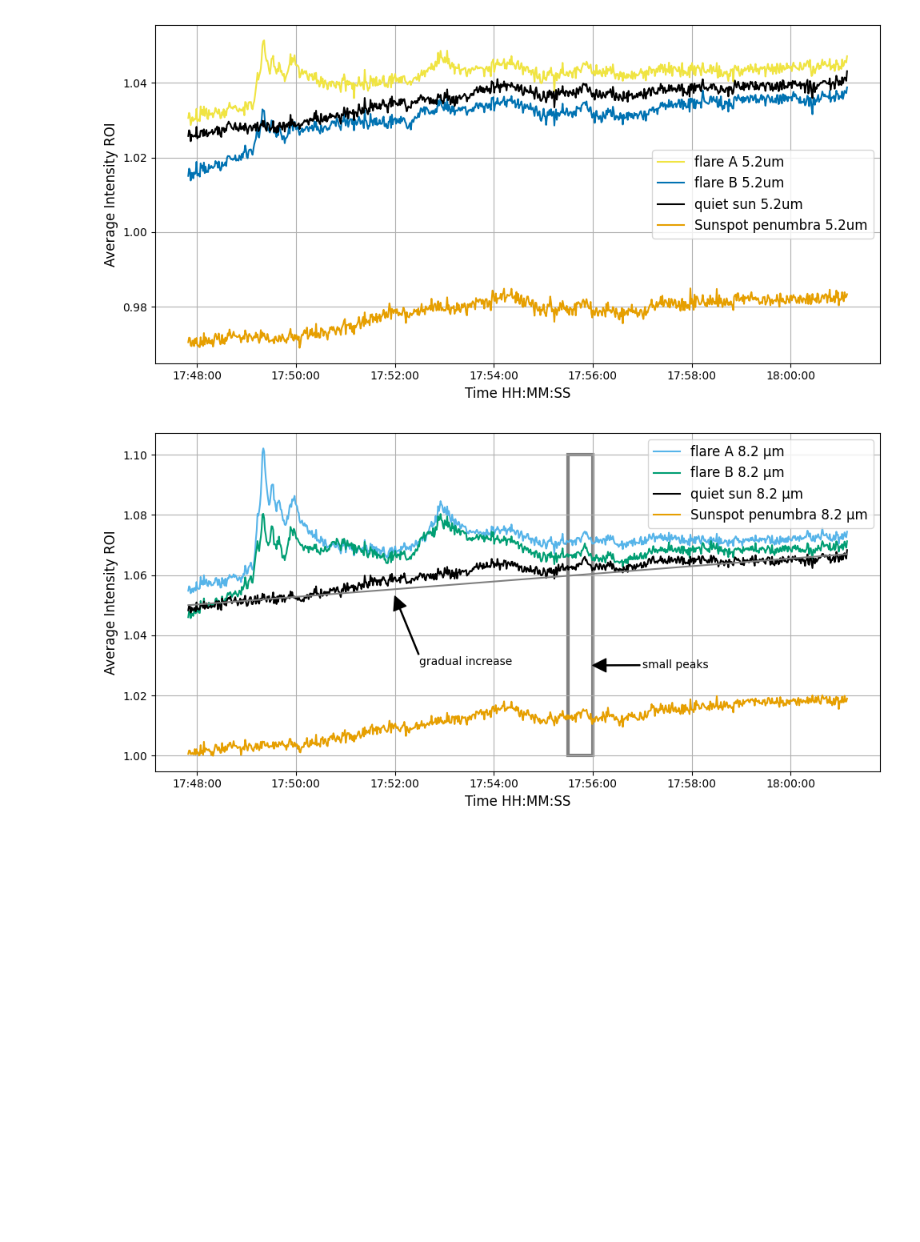
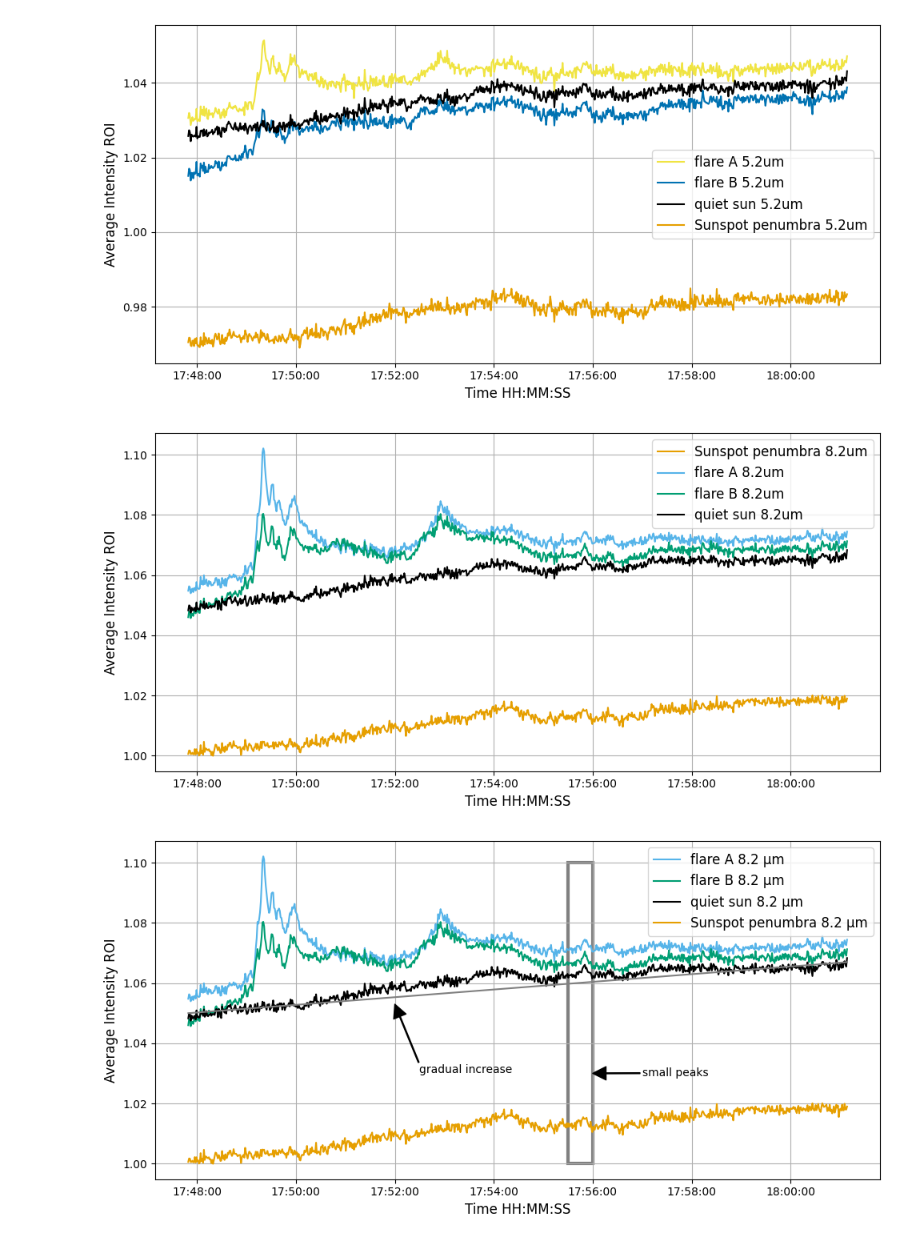
Before and after one commit to miguelrq21-spec/Delay-observations-mid-infrared-channels-in-solar-flare-footpoints, a Jupyter notebook: Code.ipynb, the cells around one changed output. Cells and saved outputs as stored; diff of their text form; code cells hidden in the pictures; blank space fills up the shorter version.

```diff
--- a/Code.ipynb
+++ b/Code.ipynb
@@ -117,20 +117,23 @@ plt.show()
 # %%
 plt.figure(figsize=(10, 5))
 plt.xlabel('Time HH:MM:SS',fontsize=12)
 plt.ylabel('Average Intensity ROI',fontsize=12)
 
-plt.plot(time_10, fA_I_10, color=palette[4], label='flare A 8.2um')
-plt.plot(time_10, fB_I_10, color=palette[5], label='flare B 8.2um')
+plt.plot(time_10, sp_I_10, color=palette[1], label='Sunspot penumbra 8.2um')
+plt.plot(time_10, fA_I_10, color=palette[2], label='flare A 8.2um')
+plt.plot(time_10, fB_I_10, color=palette[3], label='flare B 8.2um')
 plt.plot(time_10, qs_I_10, color=palette[0], label='quiet sun 8.2um')
-plt.plot(time_10, sp_I_10, color=palette[1], label='Sunspot penumbra 8.2um')
+
 plt.gca().xaxis.set_major_formatter(mdates.DateFormatter('%H:%M:%S'))
 plt.gca().xaxis.set_major_locator(mdates.MinuteLocator(interval=2))
 plt.xticks(rotation=0)
 plt.grid(True)
 plt.legend(fontsize=12)#,loc='lower right')
 plt.tight_layout()
 
 plt.show()
+# %% [output]
+[figure, added]
 # %%
 y=np.arange(0, len(time_10), 1)*((1.067-1.05)/len(time_10))+1.05 #Linear estimate of the  gradual increase in intensity.
 
```
